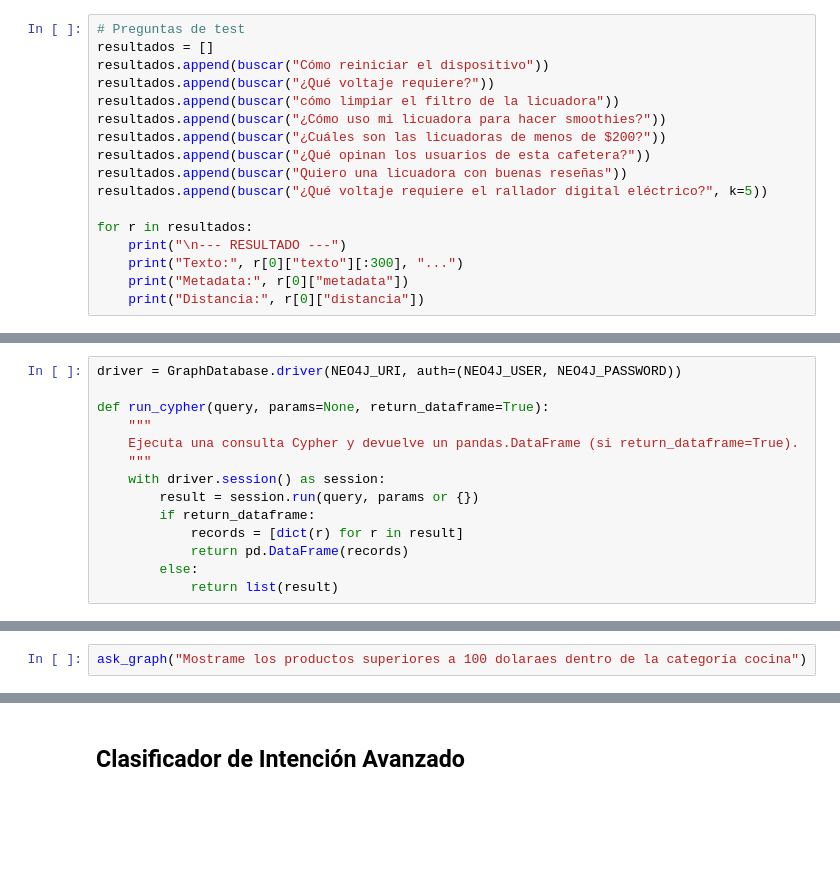
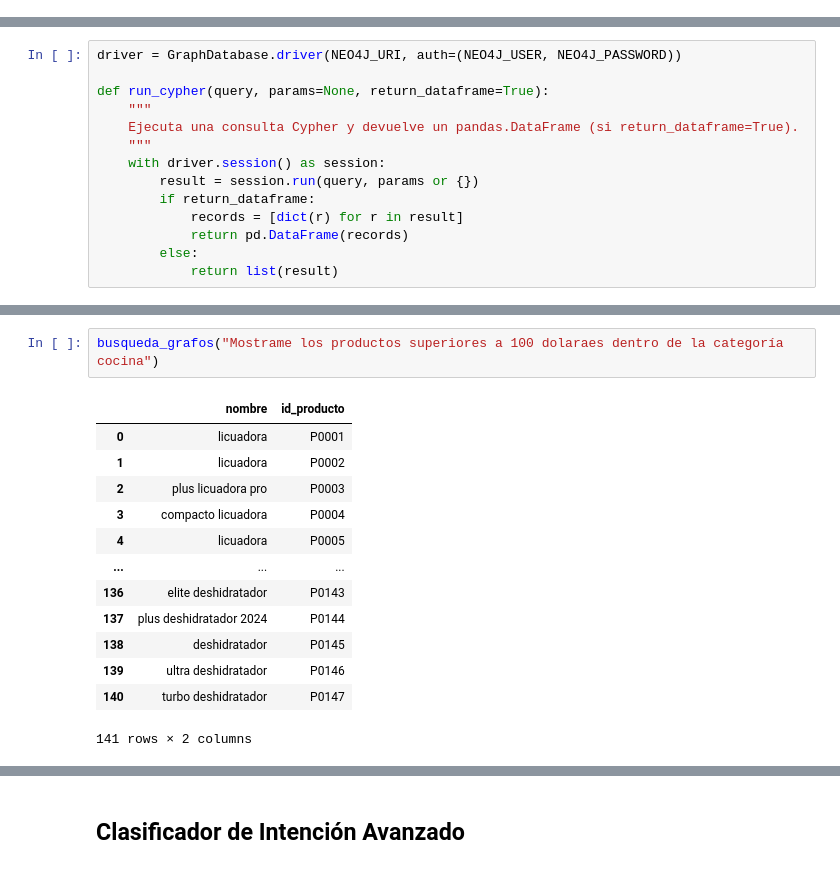
Before and after one commit to nicoomancini/TP-NLP-Nicolas-Mancini, a Jupyter notebook: TP_NLP.ipynb, the cells around one changed output, grey strips where cells are left out. Cells and saved outputs as stored; diff of their text form; blank space fills up the shorter version.

```diff
--- a/TP_NLP.ipynb
+++ b/TP_NLP.ipynb
@@ -367,20 +392,3 @@ def buscar(query, k=1, filtros=None):
         salida.append({"texto": resultado_texto, "metadata": meta, "distancia": dist})
 
     return salida
-# %%
-# Preguntas de test
-resultados = []
-resultados.append(buscar("Cómo reiniciar el dispositivo"))
-resultados.append(buscar("¿Qué voltaje requiere?"))
-resultados.append(buscar("cómo limpiar el filtro de la licuadora"))
-resultados.append(buscar("¿Cómo uso mi licuadora para hacer smoothies?"))
-resultados.append(buscar("¿Cuáles son las licuadoras de menos de $200?"))
-resultados.append(buscar("¿Qué opinan los usuarios de esta cafetera?"))
-resultados.append(buscar("Quiero una licuadora con buenas reseñas"))
-resultados.append(buscar("¿Qué voltaje requiere el rallador digital eléctrico?", k=5))
-
-for r in resultados:
-    print("\n--- RESULTADO ---")
-    print("Texto:", r[0]["texto"][:300], "...")
-    print("Metadata:", r[0]["metadata"])
-    print("Distancia:", r[0]["distancia"])
@@ -729,3 +977,17 @@ def ask_graph(query_natural):
 # %%
-ask_graph("Mostrame los productos superiores a 100 dolaraes dentro de la categoría cocina")
+busqueda_grafos("Mostrame los productos superiores a 100 dolaraes dentro de la categoría cocina")
+# %% [output]
+|  | nombre | id_producto |
+| 0 | licuadora | P0001 |
+| 1 | licuadora | P0002 |
+| 2 | plus licuadora pro | P0003 |
+| 3 | compacto licuadora | P0004 |
+| 4 | licuadora | P0005 |
+| ... | ... | ... |
+| 136 | elite deshidratador | P0143 |
+| 137 | plus deshidratador 2024 | P0144 |
+| 138 | deshidratador | P0145 |
+| 139 | ultra deshidratador | P0146 |
+| 140 | turbo deshidratador | P0147 |
+141 rows × 2 columns
 # %%
```
Also changed, not shown: parts of 66 cells of this notebook, 3 other files.
